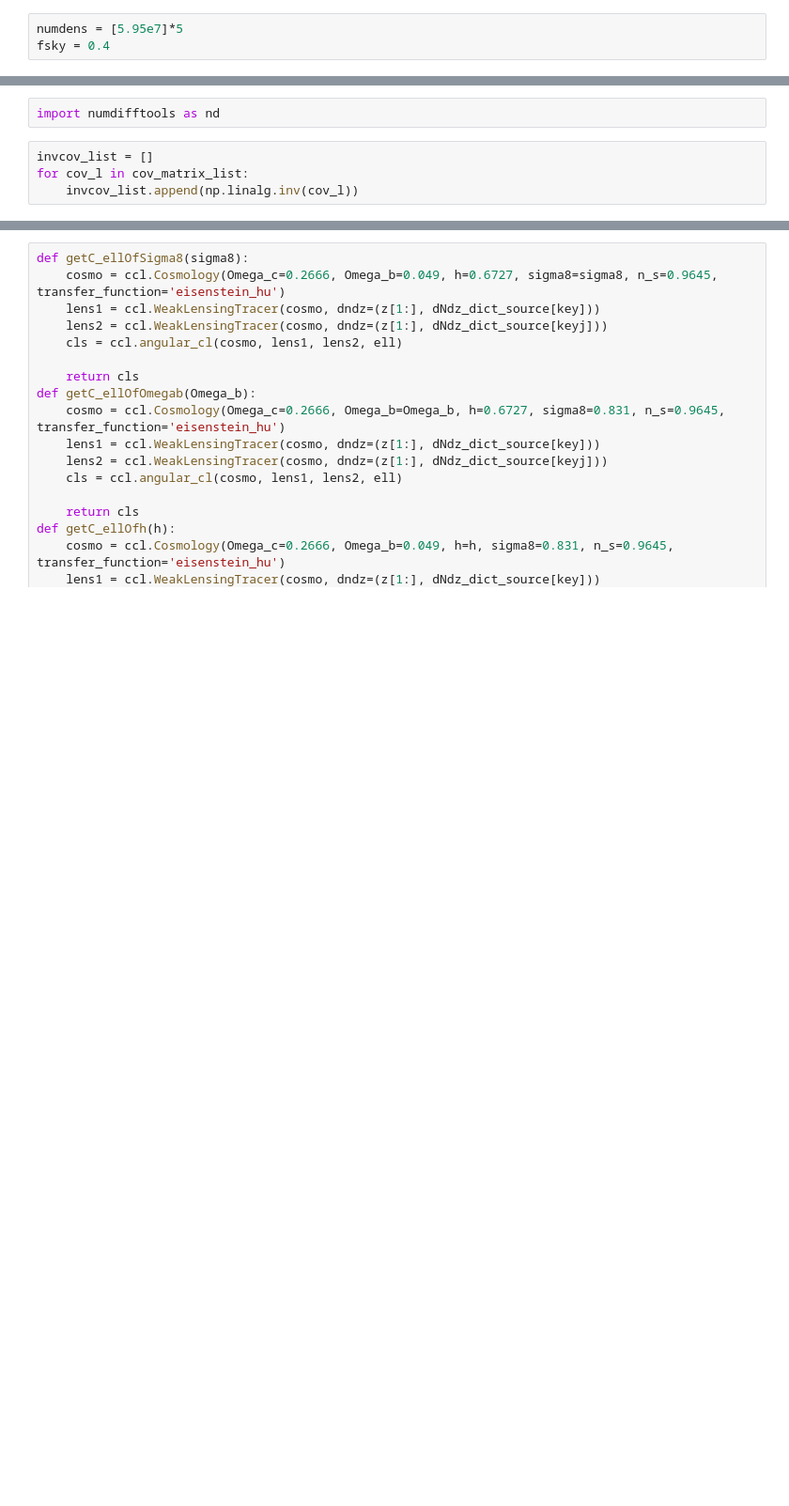
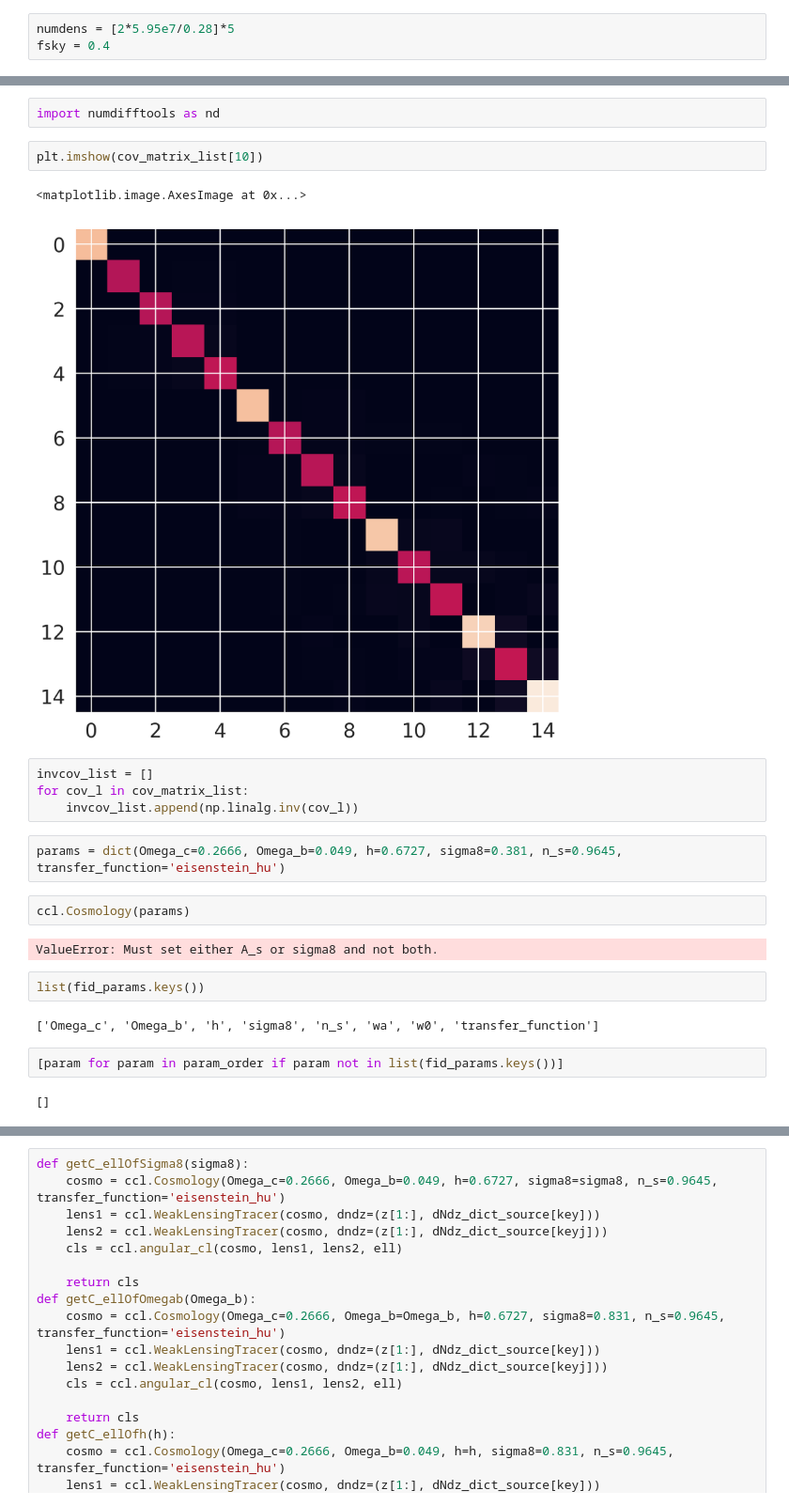
Before and after one commit to hsnee/PZ_project, a Jupyter notebook: fisher.ipynb, the cells around one changed output, grey strips where cells are left out. Shown at 94% size. Drawn from its saved outputs; the diff is of its cells as text; blank space fills up the shorter version.

```diff
--- a/fisher.ipynb
+++ b/fisher.ipynb
@@ -408,7 +408,7 @@ def one_bin_cov(fsky, Clbins, num_dens):
     return cov_matrix
     #np.savetxt(X=cov_matrix, fname=out_filename+"onebin.mat")
 # %%
-numdens = [5.95e7]*5
+numdens = [2*5.95e7/0.28]*5
 fsky = 0.4
 # %%
 C_ells = []
@@ -426,7 +426,26 @@ cl_bins= np.vstack((ell, C_ells)).T
 cov_matrix_list = multi_bin_cov(fsky, cl_bins, ordering, numdens)
 # %%
 import numdifftools as nd
+# %%
+plt.imshow(cov_matrix_list[10])
+# %% [output]
+<matplotlib.image.AxesImage at 0x...>
+[figure, added]
 # %%
 invcov_list = []
 for cov_l in cov_matrix_list:
     invcov_list.append(np.linalg.inv(cov_l))
+# %%
+params = dict(Omega_c=0.2666, Omega_b=0.049, h=0.6727, sigma8=0.381, n_s=0.9645, transfer_function='eisenstein_hu')
+# %%
+ccl.Cosmology(params)
+# %% [output]
+ValueError: Must set either A_s or sigma8 and not both.
+# %%
+list(fid_params.keys())
+# %% [output]
+['Omega_c', 'Omega_b', 'h', 'sigma8', 'n_s', 'wa', 'w0', 'transfer_function']
+# %%
+[param for param in param_order if param not in list(fid_params.keys())]
+# %% [output]
+[]
```
Also changed, not shown: parts of 32 cells of this notebook.
